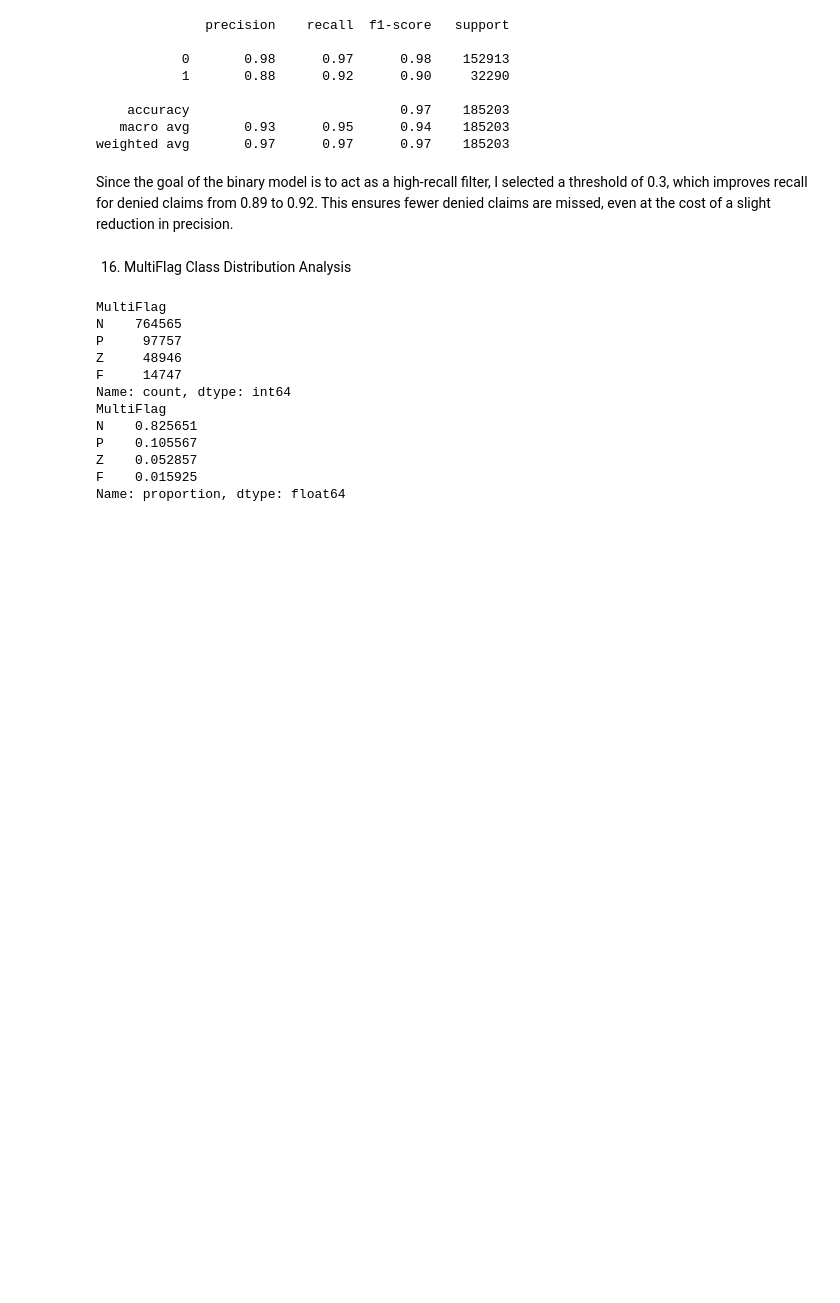
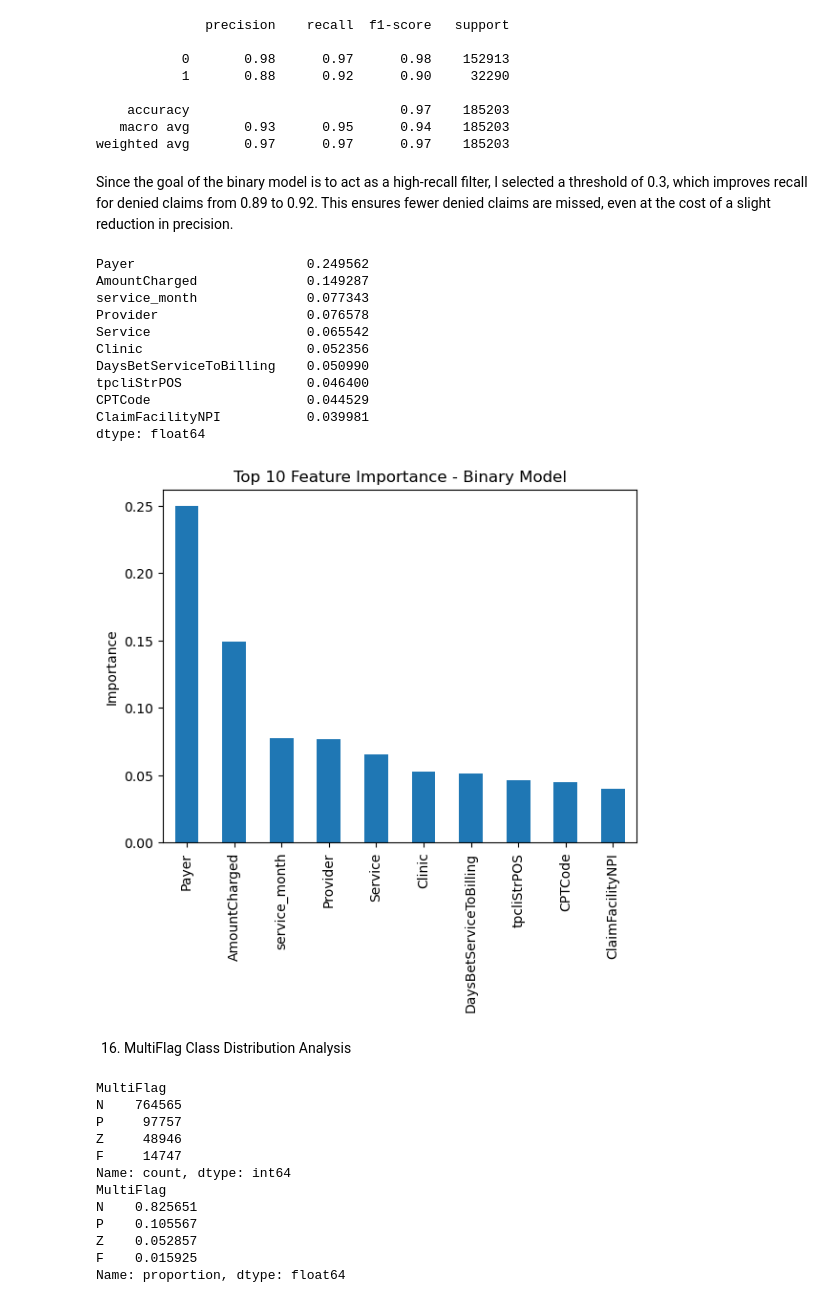
Before and after one commit to Akshata1712/Checkpoint-4, a Jupyter notebook: checkpoint4.ipynb, the cells around one changed output. Drawn from its saved outputs; the diff is of its cells as text; code cells hidden in the pictures; blank space fills up the shorter version.

```diff
--- a/checkpoint4.ipynb
+++ b/checkpoint4.ipynb
@@ -342,6 +342,41 @@ print(classification_report(y_test, y_pred_final))
 weighted avg       0.97      0.97      0.97    185203
 # %% [markdown]
 Since the goal of the binary model is to act as a high-recall filter, I selected a threshold of 0.3, which improves recall for denied claims from 0.89 to 0.92. This ensures fewer denied claims are missed, even at the cost of a slight reduction in precision.
+# %%
+import pandas as pd
+import matplotlib.pyplot as plt
+
+# Get feature importance
+importances = model.feature_importances_
+
+# Convert to DataFrame
+feat_imp_binary = pd.Series(importances, index=X_binary_enc.columns)
+
+# Sort
+feat_imp_binary = feat_imp_binary.sort_values(ascending=False)
+
+# Print top features
+print(feat_imp_binary.head(10))
+
+# Plot
+plt.figure()
+feat_imp_binary.head(10).plot(kind='bar')
+plt.title("Top 10 Feature Importance - Binary Model")
+plt.ylabel("Importance")
+plt.show()
+# %% [output]
+Payer                      0.249562
+AmountCharged              0.149287
+service_month              0.077343
+Provider                   0.076578
+Service                    0.065542
+Clinic                     0.052356
+DaysBetServiceToBilling    0.050990
+tpcliStrPOS                0.046400
+CPTCode                    0.044529
+ClaimFacilityNPI           0.039981
+dtype: float64
+[figure, added]
 # %% [markdown]
 16. MultiFlag Class Distribution Analysis
 # %%
```
Also changed, not shown: parts of 2 cells of this notebook.
